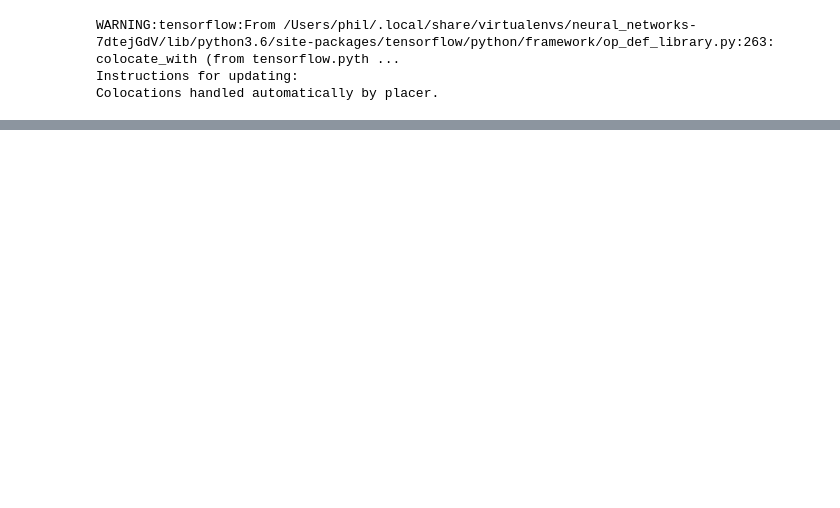
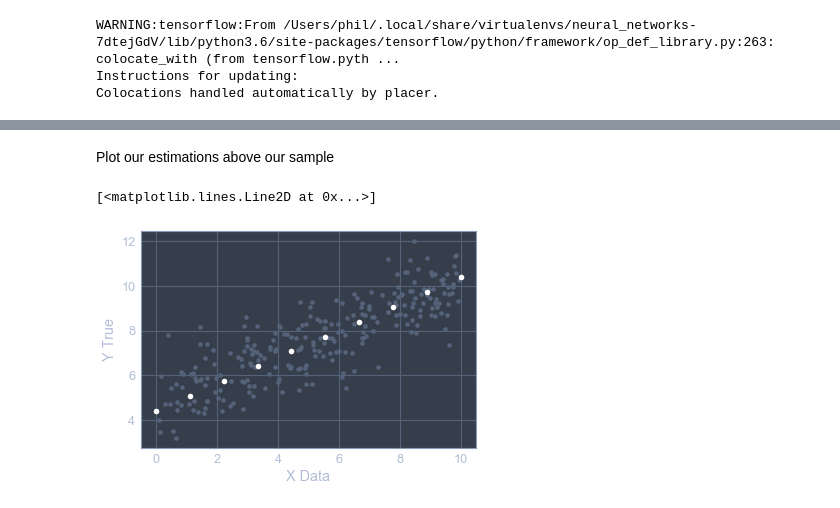
Before and after one commit to p-gonzo/python_data_science, a Jupyter notebook: notebooks/tf_linear_regression_3.ipynb, the cells around one changed output, grey strips where cells are left out. Cells and saved outputs as stored; diff of their text form; code cells hidden in the pictures; blank space fills up the shorter version.

```diff
--- a/notebooks/tf_linear_regression_3.ipynb
+++ b/notebooks/tf_linear_regression_3.ipynb
@@ -87,0 +147,5 @@ model_b
+# %%
+estimator.train(
+    input_fn=input_func,
+    steps=1000
+)
@@ -87,0 +232,3 @@ model_b
+# %%
+brand_new_data = np.linspace(0, 10, 10)
+brand_new_data
@@ -87,0 +238,7 @@ model_b
+# %%
+input_fn_predict = tf.estimator.inputs.numpy_input_fn(
+    {'x': brand_new_data},
+    shuffle=False
+)
+# %%
+predictions = [pred['predictions'] for pred in estimator.predict(input_fn=input_fn_predict)]
@@ -87,0 +252,8 @@ model_b
+# %% [markdown]
+Plot our estimations above our sample
+# %%
+my_data.sample(n=250).plot(kind='scatter', x='X Data', y='Y True')
+plt.plot(brand_new_data, predictions, 'o', color='white')
+# %% [output]
+[<matplotlib.lines.Line2D at 0x...>]
+[figure, added]
```
Also changed, not shown: parts of 24 cells of this notebook, 9 other files.
